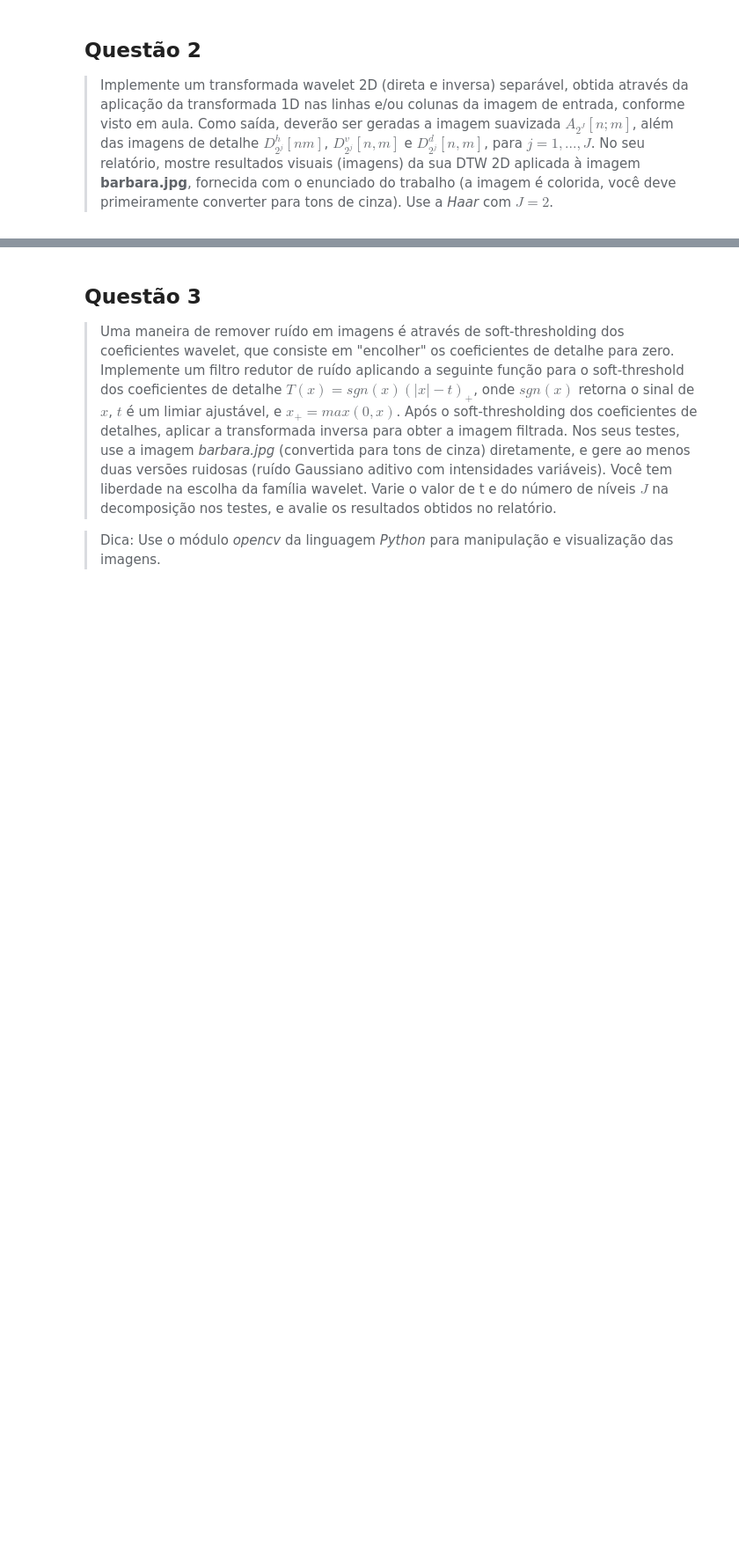
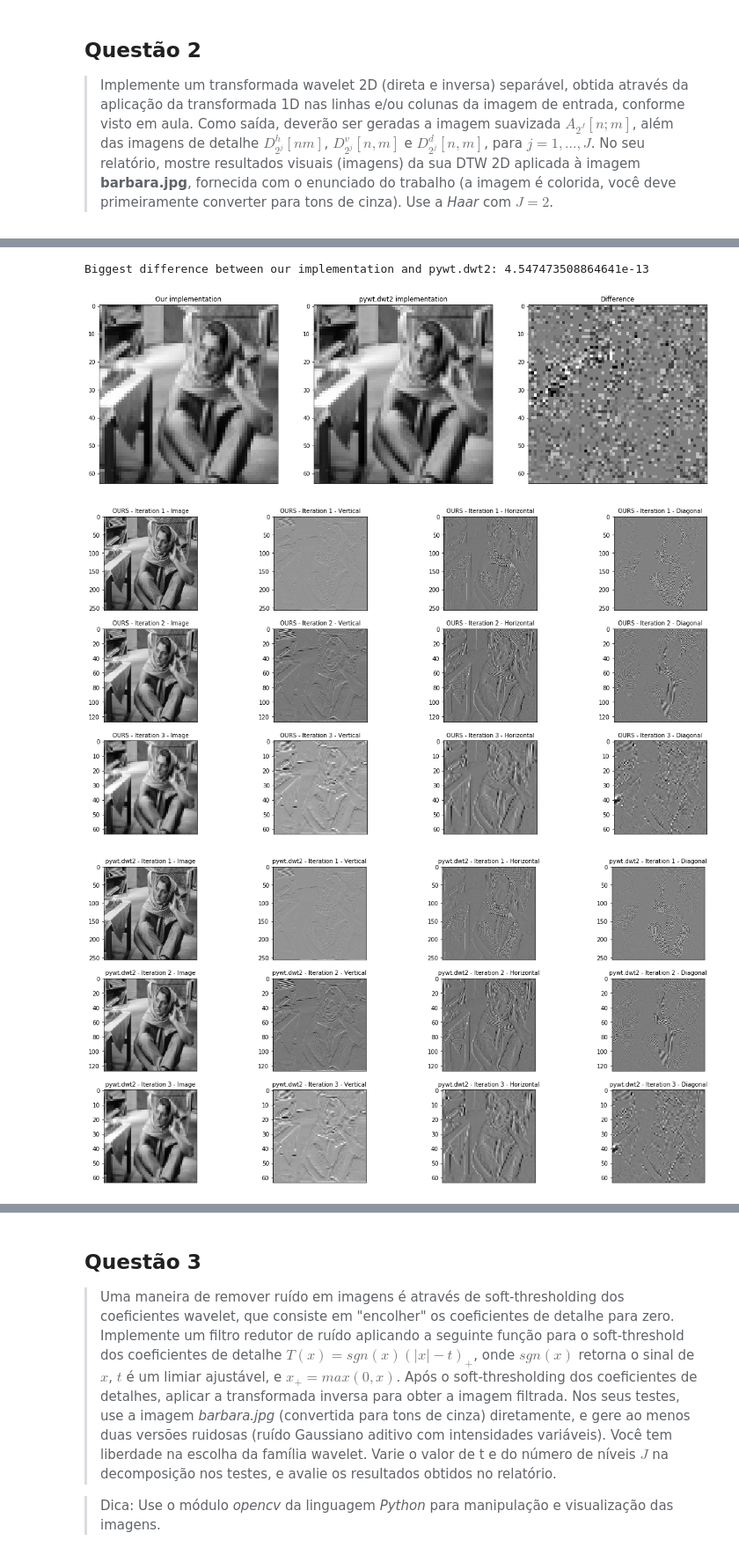
Before and after one commit to rafaeelaudibert/ComputerVision101.py, a Jupyter notebook: Assignment1/Relatório + Script.ipynb, the cells around one changed output, grey strips where cells are left out. Shown at 88% size. Cells and saved outputs as stored; diff of their text form; code cells hidden in the pictures; blank space fills up the shorter version.

```diff
--- a/Assignment1/Relatório + Script.ipynb
+++ b/Assignment1/Relatório + Script.ipynb
@@ -237,0 +360,49 @@ for idx_detail, detail in enumerate(details):
+# %%
+J = 3
+
+# Applying our implementation
+image, details = wavelet_2d(barbara, haar, J)
+
+# Applying pywt.dwt2 implementation
+image_pywt = barbara
+details_pywt = []
+for _ in range(J):
+    image_pywt, (LH, HL, HH) = pywt.dwt2(image_pywt, 'haar')
+    details_pywt.append((image_pywt, LH, HL, HH))
+
+difference_image = image_pywt - image
+
+# Comparing our final result and pywt.dwt2
+fig, axarr = plt.subplots(1, 3, figsize=(20, 10))
+axarr[0].imshow(image, interpolation="nearest", cmap=plt.cm.gray)
+axarr[0].set_title(f"Our implementation")
+axarr[0].set_xticks([])
+axarr[1].imshow(image_pywt, interpolation="nearest", cmap=plt.cm.gray)
+axarr[1].set_title(f"pywt.dwt2 implementation")
+axarr[1].set_xticks([])
+axarr[2].imshow(difference_image, interpolation="nearest", cmap=plt.cm.gray)
+axarr[2].set_title(f"Difference")
+axarr[2].set_xticks([])
+
+# Plotting our implementation
+fig, axarr = plt.subplots(J, 4, figsize=(20, 10))
+for idx_detail, detail in enumerate(details):
+    for idx_inside, img in enumerate(detail):
+        axarr[idx_detail, idx_inside].imshow(img, interpolation="nearest", cmap=plt.cm.gray)
+        axarr[idx_detail, idx_inside].set_title(f"OURS - Iteration {idx_detail + 1} - {titles[idx_inside]}", fontsize=10)
+        axarr[idx_detail, idx_inside].set_xticks([])
+
+# Plotting pywt.dwt2 implementation
+fig, axarr = plt.subplots(J, 4, figsize=(20, 10))
+for idx_detail, detail in enumerate(details_pywt):
+    for idx_inside, img in enumerate(detail):
+        axarr[idx_detail, idx_inside].imshow(img, interpolation="nearest", cmap=plt.cm.gray)
+        axarr[idx_detail, idx_inside].set_title(f"pywt.dwt2 - Iteration {idx_detail + 1} - {titles[idx_inside]}", fontsize=10)
+        axarr[idx_detail, idx_inside].set_xticks([])
+
+print(f"Biggest difference between our implementation and pywt.dwt2: {np.max(np.abs(difference_image))}")
+# %% [output]
+Biggest difference between our implementation and pywt.dwt2: 4.547473508864641e-13
+[figure, added]
+[figure, added]
+[figure, added]
```
Also changed, not shown: parts of 17 cells of this notebook.
